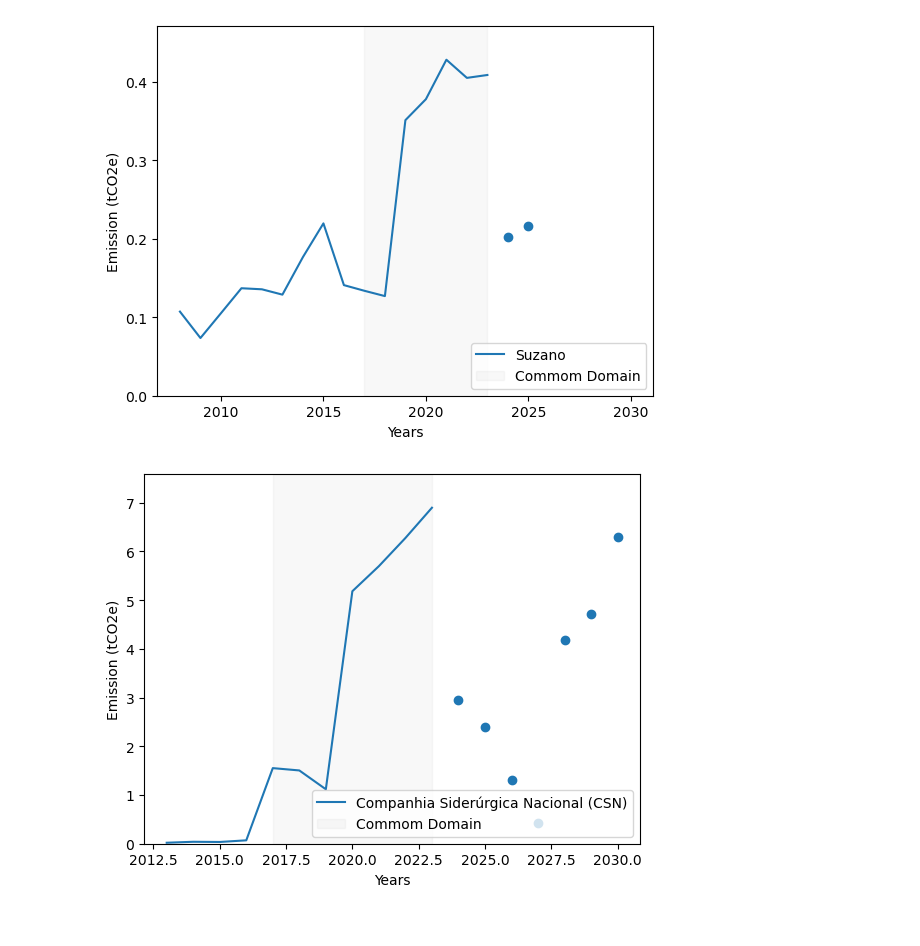
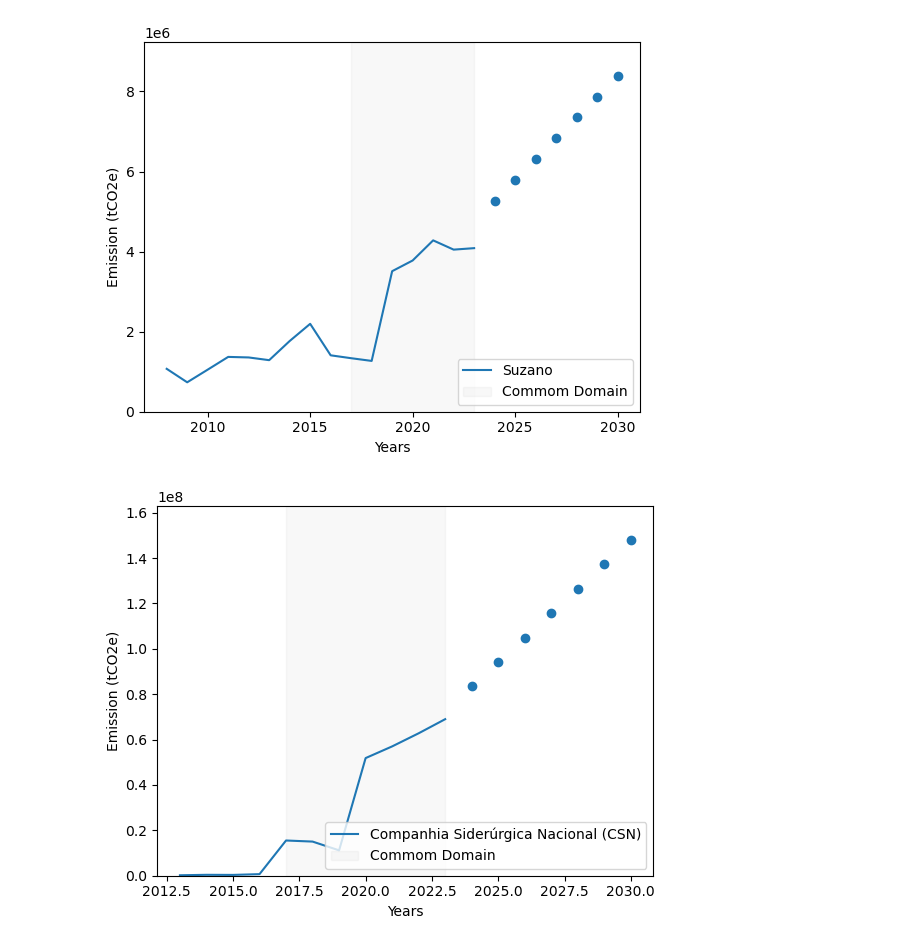
Before and after one commit to thiagoneye/costcaster, a Jupyter notebook: main.ipynb, the cells around one changed output. Cells and saved outputs as stored; diff of their text form; code cells hidden in the pictures.

Commit message:
Added a few lines of code

```diff
--- a/main.ipynb
+++ b/main.ipynb
@@ -44,14 +38,17 @@ display(df.head())
 # %%
 # Auxiliaries Function
+
 
 def filters_a_company(df, company_name):
     df = df[df.Empresa == company_name]
     df = df.drop(columns=["Empresa"])
     return df
 
+
 def extracts_commum_values(df, column_names):
     df = df[column_names]
     return df.values[0]
+
 
 def extracts_specific_values(df):
     df = df.dropna(axis=1)
@@ -60,39 +57,75 @@ def extracts_specific_values(df):
     y = df.values[0]
     return X, y
 
+
 def applies_linear_regression(X, y, X_pred):
     model = LinearRegression()
     model.fit(X.reshape(-1, 1), y)
     y_pred = model.predict(X_pred.reshape(-1, 1))
+
+    print(f"The score is {model.score(X.reshape(-1, 1), y)}.")
     return y_pred
+
 
 def applies_autoregressive_model(data, p=0, d=0, q=0, steps_for_forec=1):
     model = ARIMA(data, order=(p, d, q)).fit()
     y_pred = model.forecast(steps=steps_for_forec)
     return y_pred
 
+
 def generate_plot(company_name, X, y, X_pred, y_pred):
-    line, = plt.plot(X, y, label=company_name)
+    (line,) = plt.plot(X, y, label=company_name)
     plt.plot(X_pred, y_pred, "o", color=line.get_color())
 # %%
 # Main
 
 X_pred = np.array(range(2024, 2031))
 
-for company_name in list_of_companies:
-    p, d, q = 6, 0, 3
+# ARIMA Model
+if False:
 
-    df_company = filters_a_company(df, company_name)
-    y_train = extracts_commum_values(df_company, X_train_str)
-    X_plot, y_plot = extracts_specific_values(df_company)
-    y_pred = applies_autoregressive_model(y_train, p=p, d=d, q=q, steps_for_forec=len(X_pred))
+    for company_name in list_of_companies:
+        p, d, q = 6, 0, 3
 
-    plt.figure()
-    generate_plot(company_name, X_plot, y_plot, X_pred, y_pred)
-    plt.ylim([0, 1.1*max(y_plot)])
-    plt.axvspan(min(X_train), max(X_train), color='gray', alpha=0.05, label="Commom Domain")
-    plt.legend(loc="lower right")
-    plt.xlabel("Years")
-    plt.ylabel("Emission (tCO2e)")
-    plt.savefig(f"ARIMA(p={p}, d={d}, q={q}) - {company_name}", transparent=True, dpi=300)
+        df_company = filters_a_company(df, company_name)
+        y_train = extracts_commum_values(df_company, X_train_str)
+        X_plot, y_plot = extracts_specific_values(df_company)
+        y_pred = applies_autoregressive_model(
+            y_train, p=p, d=d, q=q, steps_for_forec=len(X_pred)
+        )
+
+        plt.figure()
+        generate_plot(company_name, X_plot, y_plot, X_pred, y_pred)
+        plt.ylim([0, 1.1 * max(y_plot)])
+        plt.axvspan(
+            min(X_train), max(X_train), color="gray", alpha=0.05, label="Commom Domain"
+        )
+        plt.legend(loc="lower right")
+        plt.xlabel("Years")
+        plt.ylabel("Emission (tCO2e)")
+        # plt.savefig(f"img/ARIMA(p={p}, d={d}, q={q}) - {company_name}", transparent=True, dpi=300)
+
+# Linear Model
+if True:
+
+    for company_name in list_of_companies:
+        print(f"\n{company_name}")
+        df_company = filters_a_company(df, company_name)
+        y_train = extracts_commum_values(df_company, X_train_str)
+        X_plot, y_plot = extracts_specific_values(df_company)
+
+        y_pred = applies_linear_regression(X_train, y_train, X_pred)
+
+        y_pred[y_pred < 0] = 0
+
+        plt.figure()
+        generate_plot(company_name, X_plot, y_plot, X_pred, y_pred)
+        plt.ylim([0, 1.1 * max(max(y_plot), max(y_pred))])
+        plt.axvspan(
+            min(X_train), max(X_train), color="gray", alpha=0.05, label="Commom Domain"
+        )
+        plt.legend(loc="lower right")
+        plt.xlabel("Years")
+        plt.ylabel("Emission (tCO2e)")
+        plt.savefig(f"img/Linear Model - {company_name}", transparent=True, dpi=300)
 # %% [output]
@@ -99,2 +149,2 @@ for company_name in list_of_companies:
-[figure, old version]
+[figure, new version]
-[figure, old version]
+[figure, new version]
```
Also changed, not shown: parts of 3 cells of this notebook, 8 other files.
